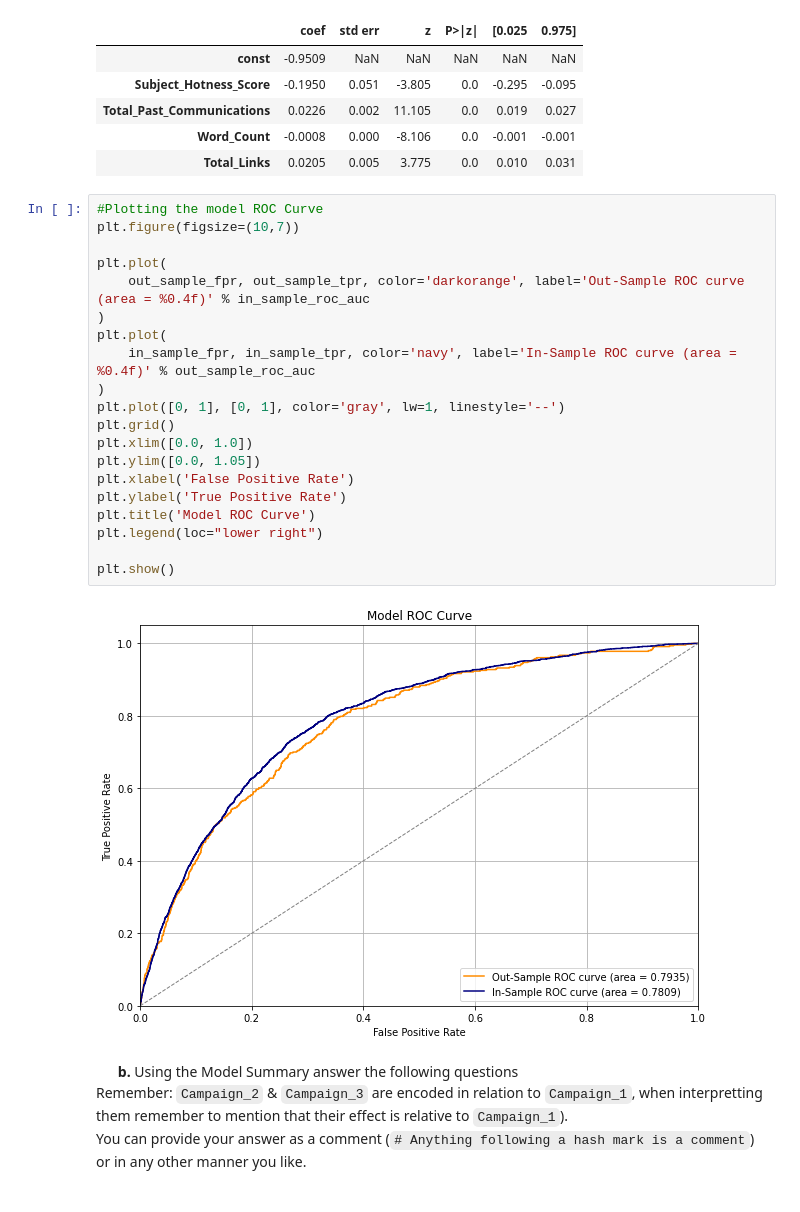
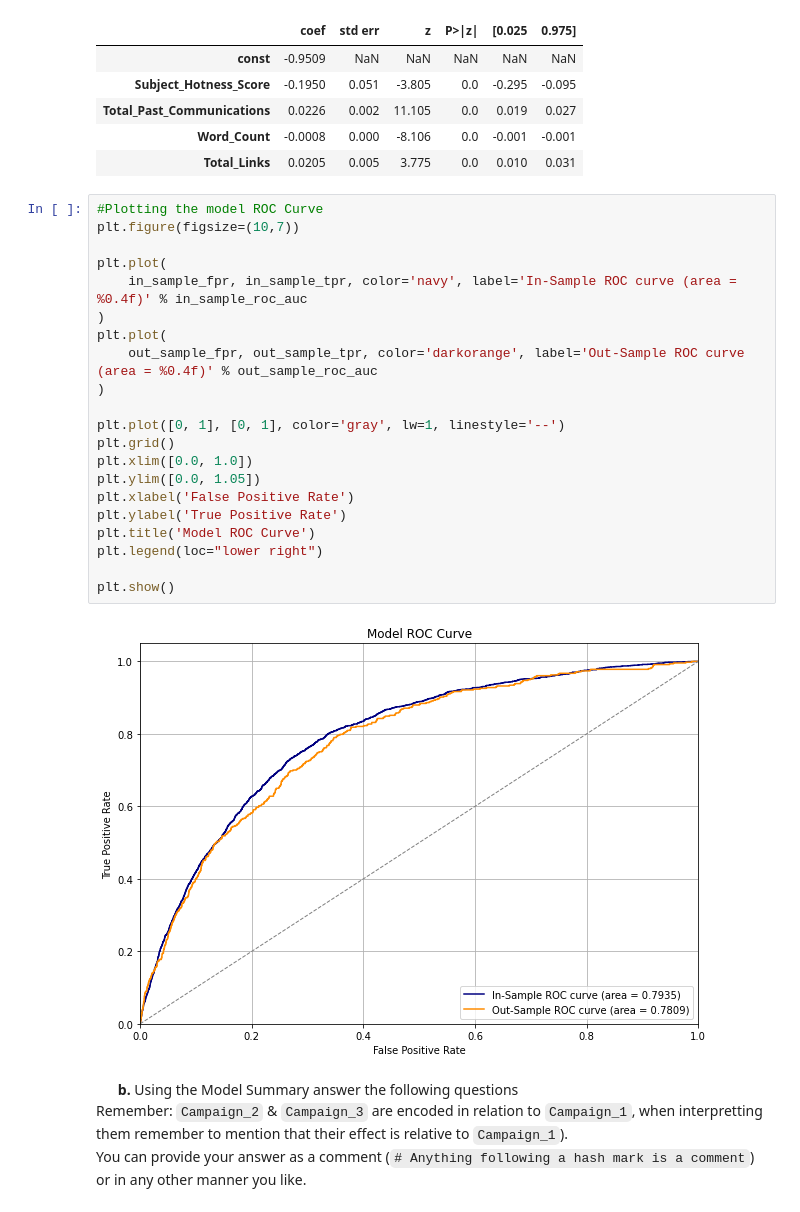
Before and after one commit to mkspwr/Coding-Challenge-2022, a Jupyter notebook: Manoj_Sharma_CodingChallenge_S2022.ipynb, the cells around one changed output. Saved outputs shown, nothing was run; the diff lists cells and outputs as text.

```diff
--- a/Manoj_Sharma_CodingChallenge_S2022.ipynb
+++ b/Manoj_Sharma_CodingChallenge_S2022.ipynb
@@ -517,25 +542,26 @@ logit_df.head()
 # %%
 #Plotting the model ROC Curve
 plt.figure(figsize=(10,7))
 
 plt.plot(
-    out_sample_fpr, out_sample_tpr, color='darkorange', label='Out-Sample ROC curve (area = %0.4f)' % in_sample_roc_auc
+    in_sample_fpr, in_sample_tpr, color='navy', label='In-Sample ROC curve (area = %0.4f)' % in_sample_roc_auc
 )
 plt.plot(
-    in_sample_fpr, in_sample_tpr, color='navy', label='In-Sample ROC curve (area = %0.4f)' % out_sample_roc_auc
+    out_sample_fpr, out_sample_tpr, color='darkorange', label='Out-Sample ROC curve (area = %0.4f)' % out_sample_roc_auc
 )
+
 plt.plot([0, 1], [0, 1], color='gray', lw=1, linestyle='--')
 plt.grid()
 plt.xlim([0.0, 1.0])
 plt.ylim([0.0, 1.05])
 plt.xlabel('False Positive Rate')
 plt.ylabel('True Positive Rate')
 plt.title('Model ROC Curve')
 plt.legend(loc="lower right")
 
 plt.show()
 # %% [output]
-[figure, old version]
+[figure, new version]
 # %% [markdown]
 &nbsp;&nbsp;&nbsp;&nbsp;&nbsp;&nbsp;**b.**  Using the Model Summary answer the following questions <br>Remember:  `Campaign_2` & `Campaign_3` are encoded in relation to `Campaign_1`, when interpretting them remember to mention that their effect is relative to `Campaign_1`).
 <br>You can provide your answer as a comment (`# Anything following a hash mark is a comment`) or in any other manner you like.
```
Also changed, not shown: parts of 8 cells of this notebook.
